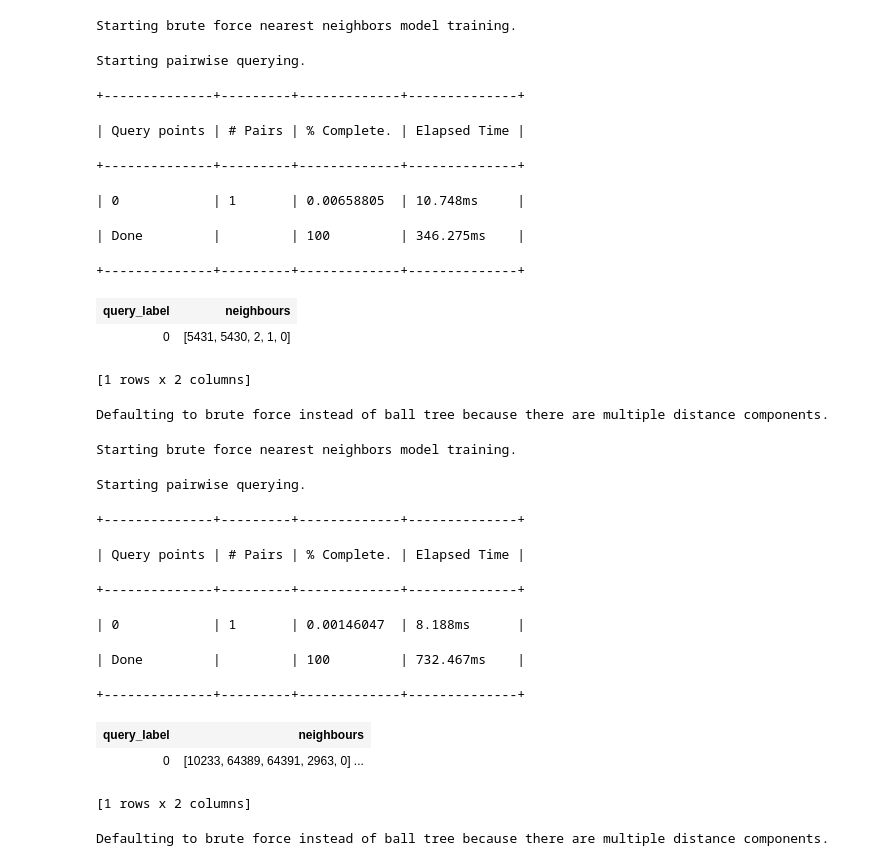
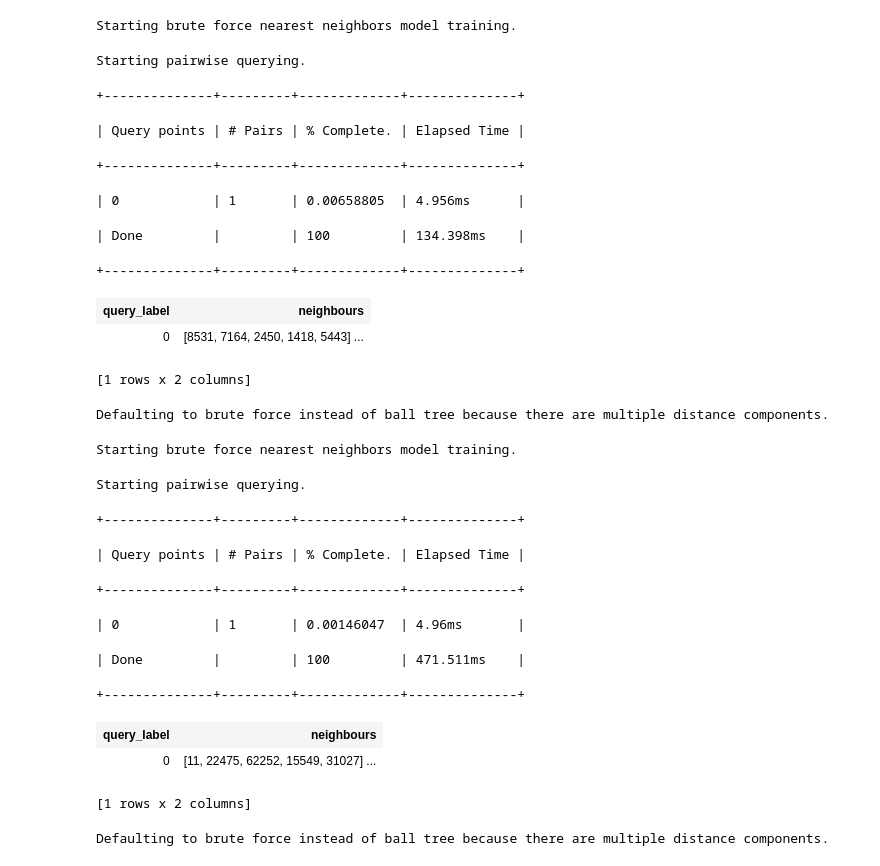
Before and after one commit to tkutsenko/Pricify, a Jupyter notebook: report/Model.ipynb, the cells around one changed output. Drawn from its saved outputs; the diff is of its cells as text; code cells hidden in the pictures.

Commit message:
Add model to journal

```diff
--- a/report/Model.ipynb
+++ b/report/Model.ipynb
@@ -108,6 +108,9 @@ def topic_model(sf):
 phones_train = topic_model(phones_train)
 home_train = topic_model(home_train)
 apparel_train = topic_model(apparel_train)
+phones_test = topic_model(phones_test)
+home_test = topic_model(home_test)
+apparel_test = topic_model(apparel_test)
 # %% [output]
 Learning a topic model
        Number of documents     15179
@@ -148,17 +151,17 @@ Starting brute force nearest neighbors model training.
 # %%
 #phones_model = graphlab.load_model('data/similar_images_for_phones_train')
 # %%
-get_neighbours(phones_model, graphlab.SFrame(phones_train.head(1)))
+get_neighbours(phones_model, graphlab.SFrame(phones_test.head(1)))
 # %% [output]
 Starting pairwise querying.
 +--------------+---------+-------------+--------------+
 | Query points | # Pairs | % Complete. | Elapsed Time |
 +--------------+---------+-------------+--------------+
-| 0            | 1       | 0.00658805  | 10.748ms     |
+| 0            | 1       | 0.00658805  | 4.956ms      |
-| Done         |         | 100         | 346.275ms    |
+| Done         |         | 100         | 134.398ms    |
 +--------------+---------+-------------+--------------+
 | query_label | neighbours |
-| 0 | [5431, 5430, 2, 1, 0] |
+| 0 | [8531, 7164, 2450, 1418, 5443] ... |
 [1 rows x 2 columns]
 # %%
 apparel_model = nearest_neighbors(apparel_train, 'apparel_train')
@@ -168,17 +171,17 @@ Starting brute force nearest neighbors model training.
 # %%
 #apparel_model = graphlab.load_model('data/similar_images_for_apparel_train')
 # %%
-get_neighbours(apparel_model, graphlab.SFrame(apparel_train.head(1)))
+get_neighbours(apparel_model, graphlab.SFrame(apparel_test.head(1)))
 # %% [output]
 Starting pairwise querying.
 +--------------+---------+-------------+--------------+
 | Query points | # Pairs | % Complete. | Elapsed Time |
 +--------------+---------+-------------+--------------+
-| 0            | 1       | 0.00146047  | 8.188ms      |
+| 0            | 1       | 0.00146047  | 4.96ms       |
-| Done         |         | 100         | 732.467ms    |
+| Done         |         | 100         | 471.511ms    |
 +--------------+---------+-------------+--------------+
 | query_label | neighbours |
-| 0 | [10233, 64389, 64391, 2963, 0] ... |
+| 0 | [11, 22475, 62252, 15549, 31027] ... |
 [1 rows x 2 columns]
 # %%
 home_model = nearest_neighbors(home_train, 'home_train')
```
Also changed, not shown: parts of 16 cells of this notebook.
